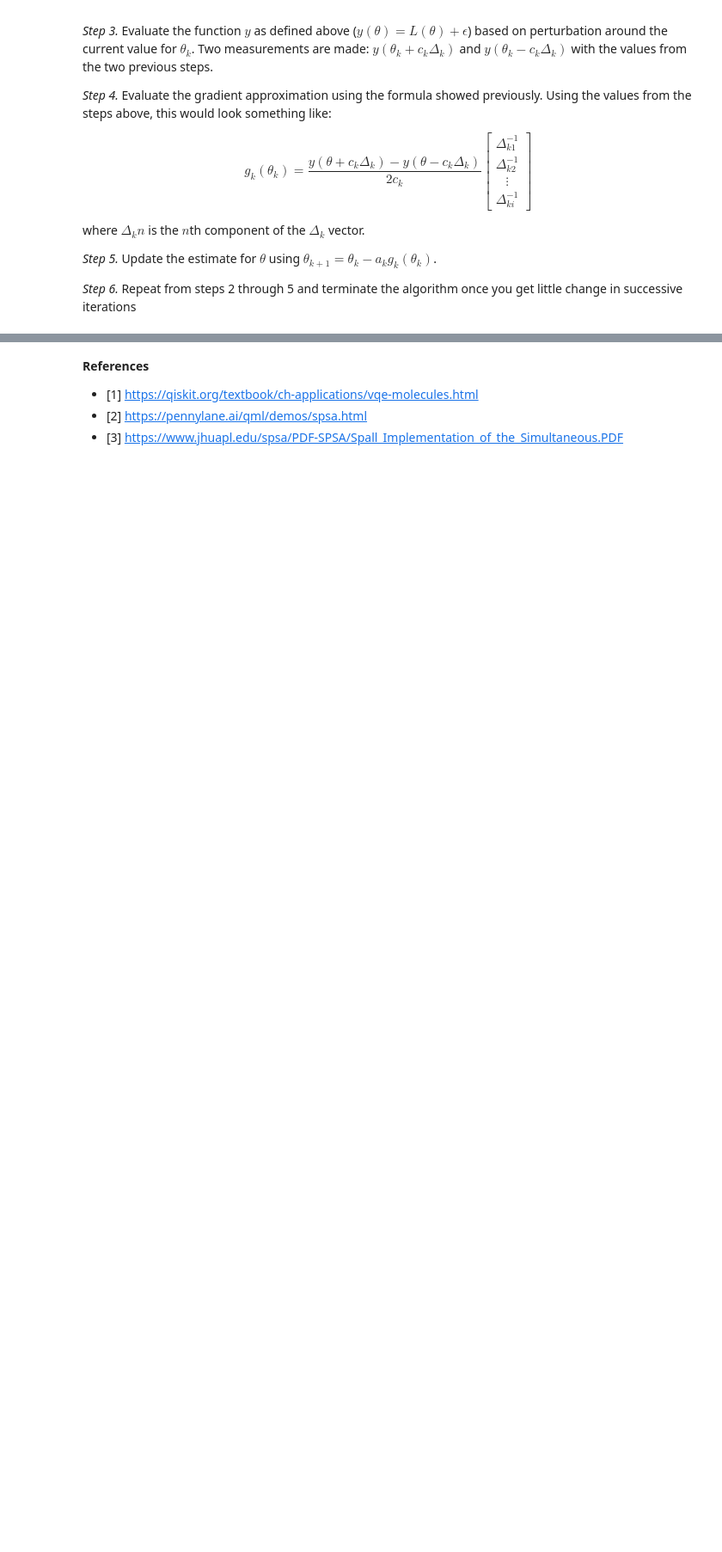
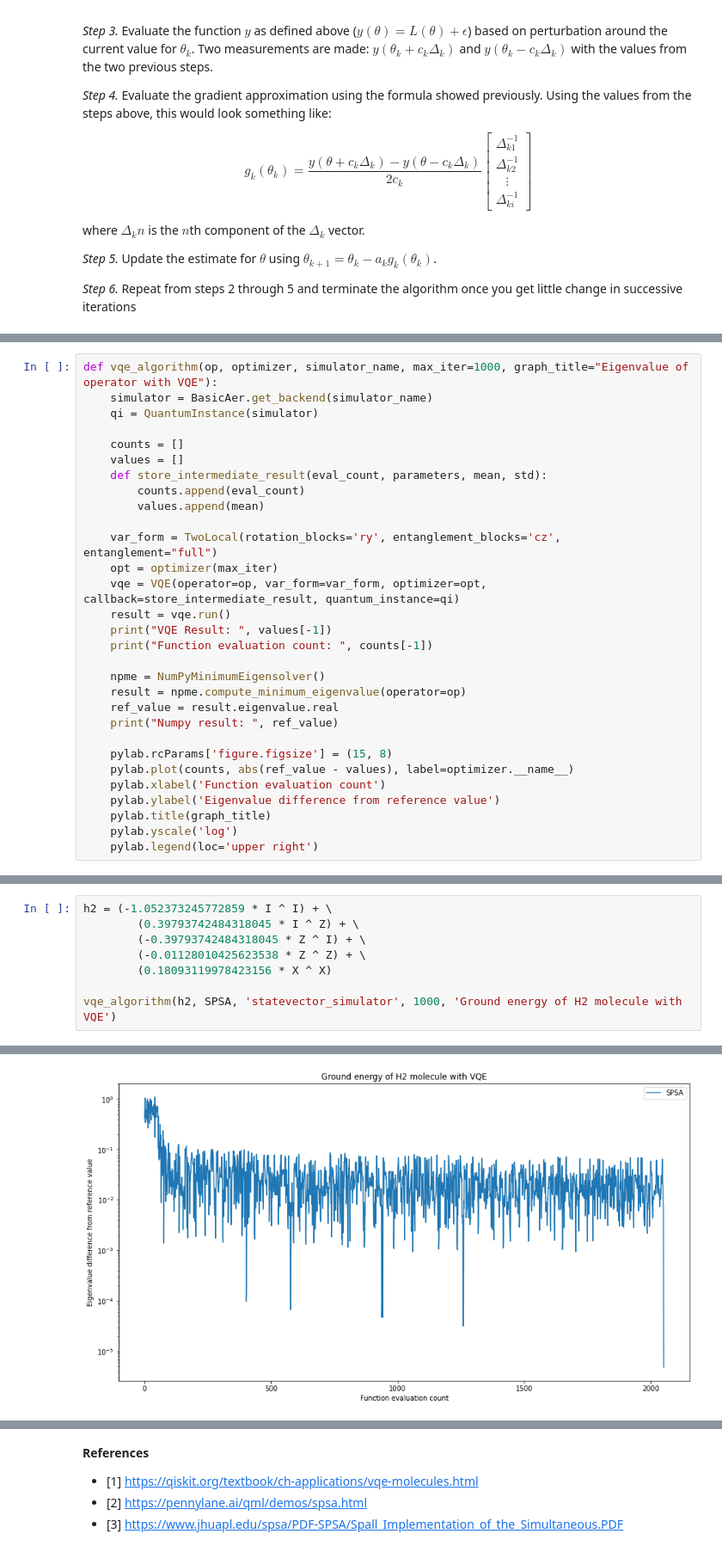
Before and after one commit to epelaaez/QuantumLibrary, a Jupyter notebook: algorithms/VQE.ipynb, the cells around one changed output, grey strips where cells are left out. Shown: that part at 86% size. Drawn from its saved outputs; the diff is of its cells as text; blank space fills up the shorter version.

Commit message:
implement VQE using Qiskit's functions and objects

```diff
--- a/algorithms/VQE.ipynb
+++ b/algorithms/VQE.ipynb
@@ -96,0 +117,30 @@ _Step 6._ Repeat from steps 2 through 5 and terminate the algorithm once you get
+# %%
+def vqe_algorithm(op, optimizer, simulator_name, max_iter=1000, graph_title="Eigenvalue of operator with VQE"):
+    simulator = BasicAer.get_backend(simulator_name)
+    qi = QuantumInstance(simulator)
+
+    counts = []
+    values = []
+    def store_intermediate_result(eval_count, parameters, mean, std):
+        counts.append(eval_count)
+        values.append(mean)
+
+    var_form = TwoLocal(rotation_blocks='ry', entanglement_blocks='cz', entanglement="full")
+    opt = optimizer(max_iter)
+    vqe = VQE(operator=op, var_form=var_form, optimizer=opt, callback=store_intermediate_result, quantum_instance=qi)
+    result = vqe.run()
+    print("VQE Result: ", values[-1])
+    print("Function evaluation count: ", counts[-1])
+
+    npme = NumPyMinimumEigensolver()
+    result = npme.compute_minimum_eigenvalue(operator=op)
+    ref_value = result.eigenvalue.real
+    print("Numpy result: ", ref_value)
+
+    pylab.rcParams['figure.figsize'] = (15, 8)
+    pylab.plot(counts, abs(ref_value - values), label=optimizer.__name__)
+    pylab.xlabel('Function evaluation count')
+    pylab.ylabel('Eigenvalue difference from reference value')
+    pylab.title(graph_title)
+    pylab.yscale('log')
+    pylab.legend(loc='upper right')
@@ -96,0 +164,9 @@ _Step 6._ Repeat from steps 2 through 5 and terminate the algorithm once you get
+# %%
+h2 = (-1.052373245772859 * I ^ I) + \
+        (0.39793742484318045 * I ^ Z) + \
+        (-0.39793742484318045 * Z ^ I) + \
+        (-0.01128010425623538 * Z ^ Z) + \
+        (0.18093119978423156 * X ^ X)
+
+vqe_algorithm(h2, SPSA, 'statevector_simulator', 1000, 'Ground energy of H2 molecule with VQE')
+# %% [output]
@@ -96,0 +176 @@ _Step 6._ Repeat from steps 2 through 5 and terminate the algorithm once you get
+[figure, added]
```
Also changed, not shown: parts of 11 cells of this notebook.
